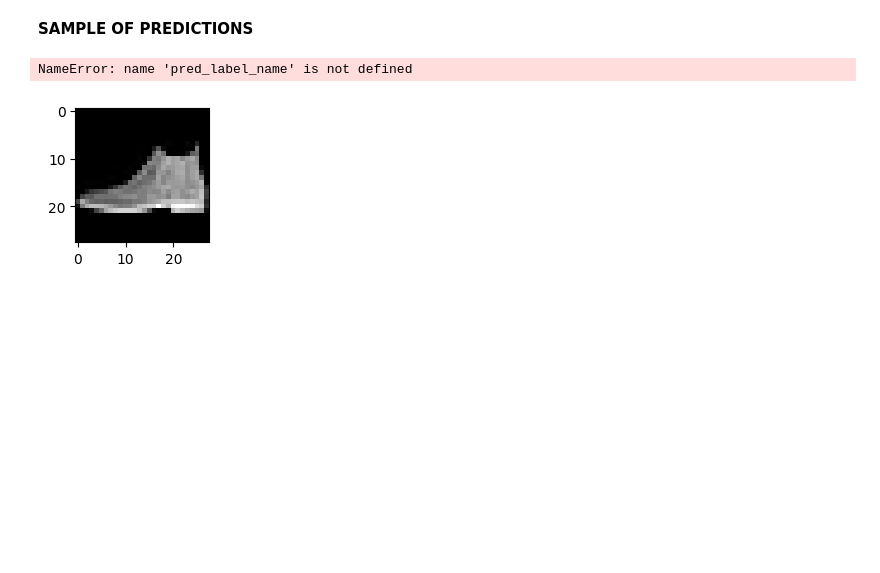
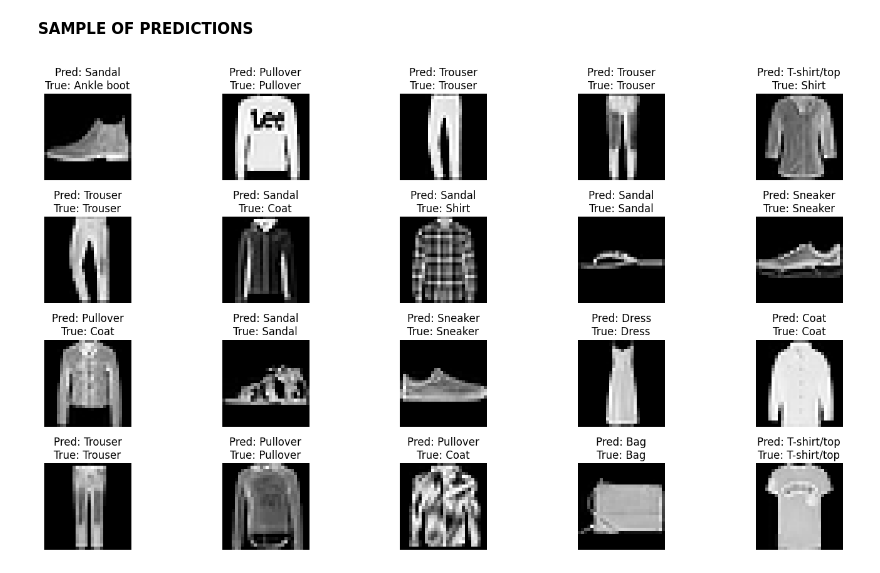
Before and after one commit to m-hossni/Tensorflow-and-Keras-INFO-6146-F24, a Jupyter notebook: project files/Traditional/Supervised/Jack_SVM_TF_Keras_PROJECT24.ipynb, the cells around one changed output. Drawn from its saved outputs; the diff is of its cells as text; code cells hidden in the pictures; blank space fills up the shorter version.

```diff
--- a/project files/Traditional/Supervised/Jack_SVM_TF_Keras_PROJECT24.ipynb
+++ b/project files/Traditional/Supervised/Jack_SVM_TF_Keras_PROJECT24.ipynb
@@ -378,33 +378,32 @@ plt.show()
 # %%
 # Create a figure
 plt.figure(figsize=(15, 8))
 
 # Loop through 20 images
 for i in range(20):
     # Create subplots 4 rows X 5 columns
     plt.subplot(4, 5, i+1)
     # Show the current image in the designated subplot.
     # x_test[i].reshape(28, 28): reshape the flattened image back to its original size of 28x28 pixels so that it can be displayed correctly.
     # cmap='gray': specify that the image should be displayed in grayscale (black and white).
     plt.imshow(x_test[i].reshape(28, 28), cmap='gray')
 
     # Get the predicted label: retrieve the name of the predicted label for the current image based on the model's prediction.
     # fashion_labels[y_test_pred[i]]: use the predicted label index to find the corresponding label name from the fashion_labels dictionary.
-    # pred_label_name = fashion_labels[y_test_pred[i]]
+    pred_label_name = fashion_labels[y_test_pred[i]] # <-- Uncommented this line to define pred_label_name
     # Access the true label using test_labels
     true_label_name = fashion_labels[test_labels[i]]
 
     # Set the ttitle
     plt.title(f"Pred: {pred_label_name}\nTrue: {true_label_name}")
 
     # Hide the axes (the lines and numbers around the image) so that only the image is visible.
     plt.axis('off')
 
 # Adjust the layout os plots dont overlap
 plt.tight_layout()
 
 # Display the figure
 plt.show()
 # %% [output]
-NameError: name 'pred_label_name' is not defined
-[figure, old version]
+[figure, new version]
```
